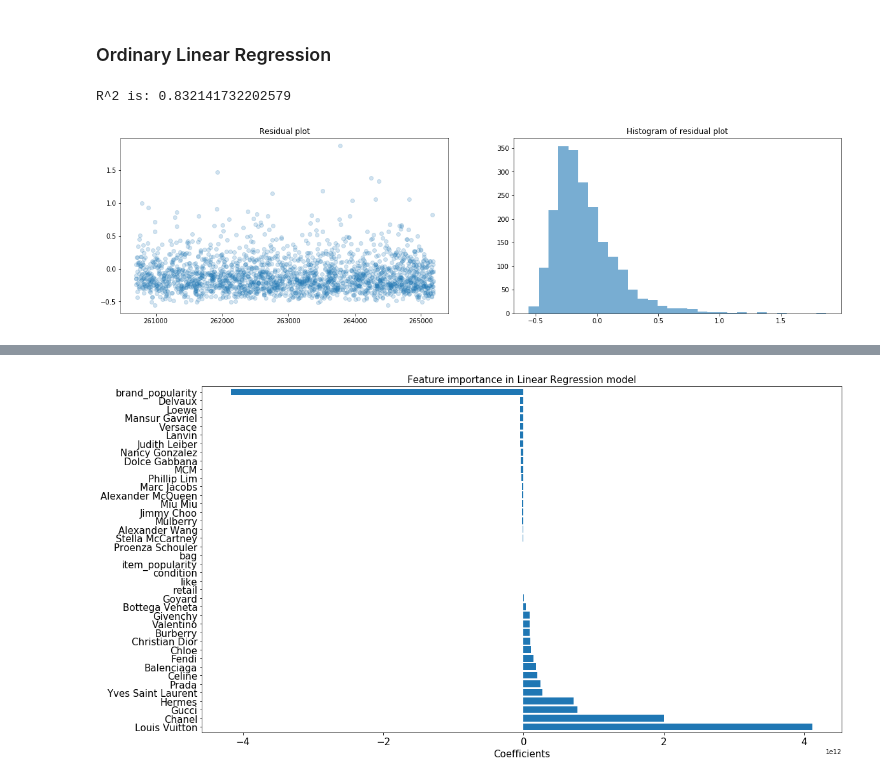
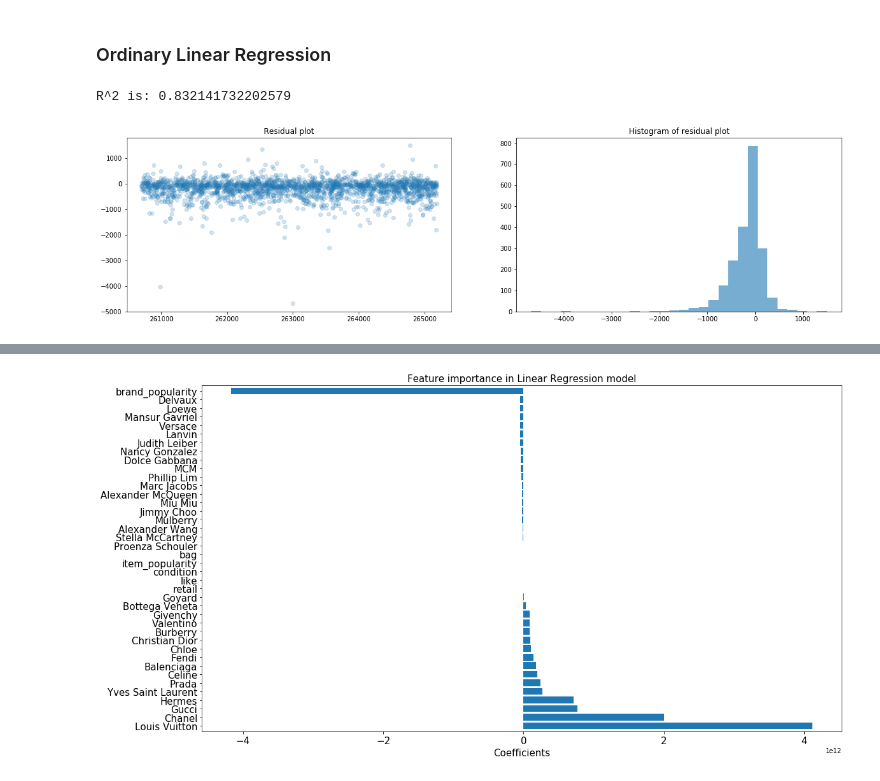
Before and after one commit to dw357/upon, a Jupyter notebook: fashionphile_dw.ipynb, the cells around one changed output, grey strips where cells are left out. Saved outputs shown, nothing was run; the diff lists cells and outputs as text; code cells hidden in the pictures.

```diff
--- a/fashionphile_dw.ipynb
+++ b/fashionphile_dw.ipynb
@@ -382,7 +334,8 @@ np.sum(np.sum(bucket_full_ready_std.isnull()))
 # Pricing model
 To predict sales price using brand, name, retail, bag, like, sold, condition, list_length
 # %%
-# entires with sale price information
-df_price = df[df['price'].notnull()]
-df_price.shape
+# entires with both sale price and retail price information
+df_price = df_price[df_price['price'].notnull()]
+df_price_retail = df_price[df_price['retail'].notnull()].copy()
+df_price_retail.shape
 # %% [output]
@@ -497,21 +446,21 @@ x.head()
 # %%
 model = Lin_Reg()
 model.fit(x_train, y_train)
 
 # print('Coeff is:', model.coef_ )
 # print('Intercept is:', model.intercept_ )
 
 score = model.score(x_test, y_test)
 print('R^2 is:', score)
 
 pred = model.predict(x_test)
-diff = (np.exp(pred) - np.exp(y_test)) / np.exp(y_test)
+diff = np.exp(pred) - np.exp(y_test)
 f, (ax1, ax2) = plt.subplots(1,2, figsize = (20, 5))
 ax1.plot(diff, 'o', alpha = 0.2)
 ax2.hist(diff, bins=30, alpha=0.6)
 ax1.set_title('Residual plot')
 ax2.set_title('Histogram of residual plot')
 plt.show()
 # %% [output]
 R^2 is: 0.832141732202579
-[figure, old version]
+[figure, new version]
```
Also changed, not shown: parts of 54 cells of this notebook.
